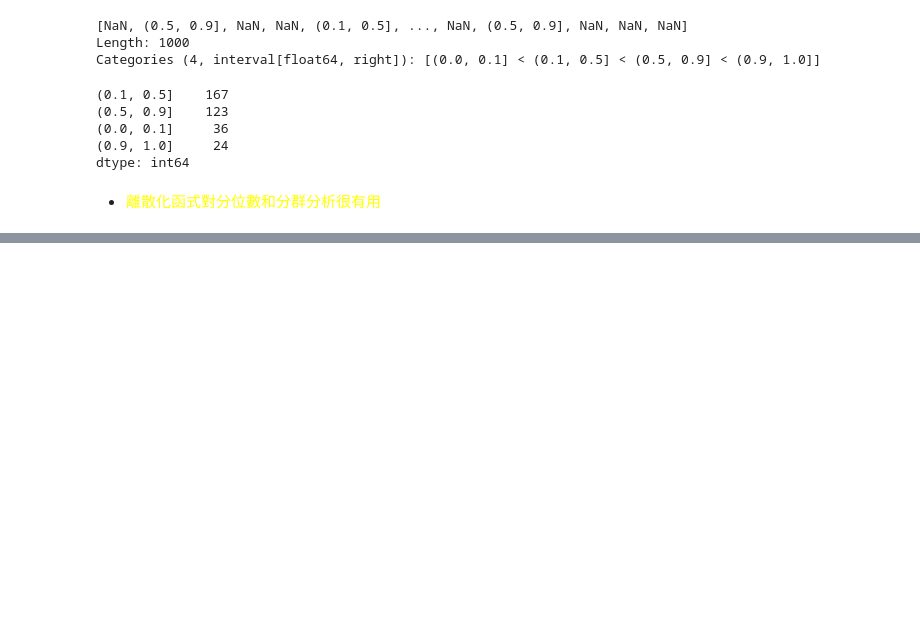
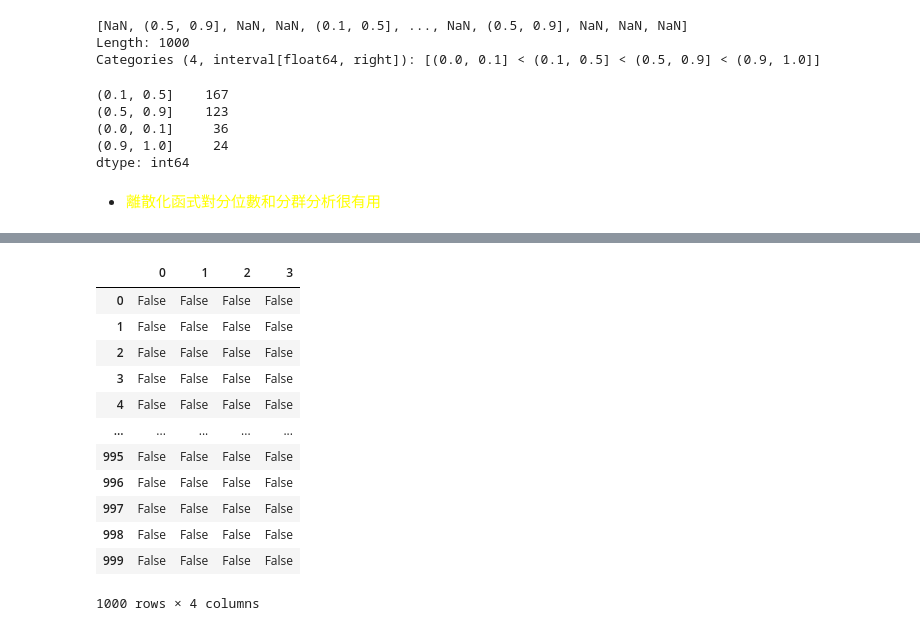
Before and after one commit to VanLinLin/practice-file, a Jupyter notebook: Python資料分析(Ch7).ipynb, the cells around one changed output, grey strips where cells are left out. Drawn from its saved outputs; the diff is of its cells as text; code cells hidden in the pictures; blank space fills up the shorter version.

```diff
--- a/Python資料分析(Ch7).ipynb
+++ b/Python資料分析(Ch7).ipynb
@@ -731,0 +822,3 @@ dtype: int64
+# %%
+data[(np.abs(data)) > 3] = np.sign(data) * 3
+data.describe()
@@ -731,0 +846,17 @@ dtype: int64
+# %%
+mask = np.abs(data) > 3
+mask
+# %% [output]
+|  | 0 | 1 | 2 | 3 |
+| 0 | False | False | False | False |
+| 1 | False | False | False | False |
+| 2 | False | False | False | False |
+| 3 | False | False | False | False |
+| 4 | False | False | False | False |
+| ... | ... | ... | ... | ... |
+| 995 | False | False | False | False |
+| 996 | False | False | False | False |
+| 997 | False | False | False | False |
+| 998 | False | False | False | False |
+| 999 | False | False | False | False |
+1000 rows × 4 columns
```
Also changed, not shown: parts of 14 cells of this notebook.
